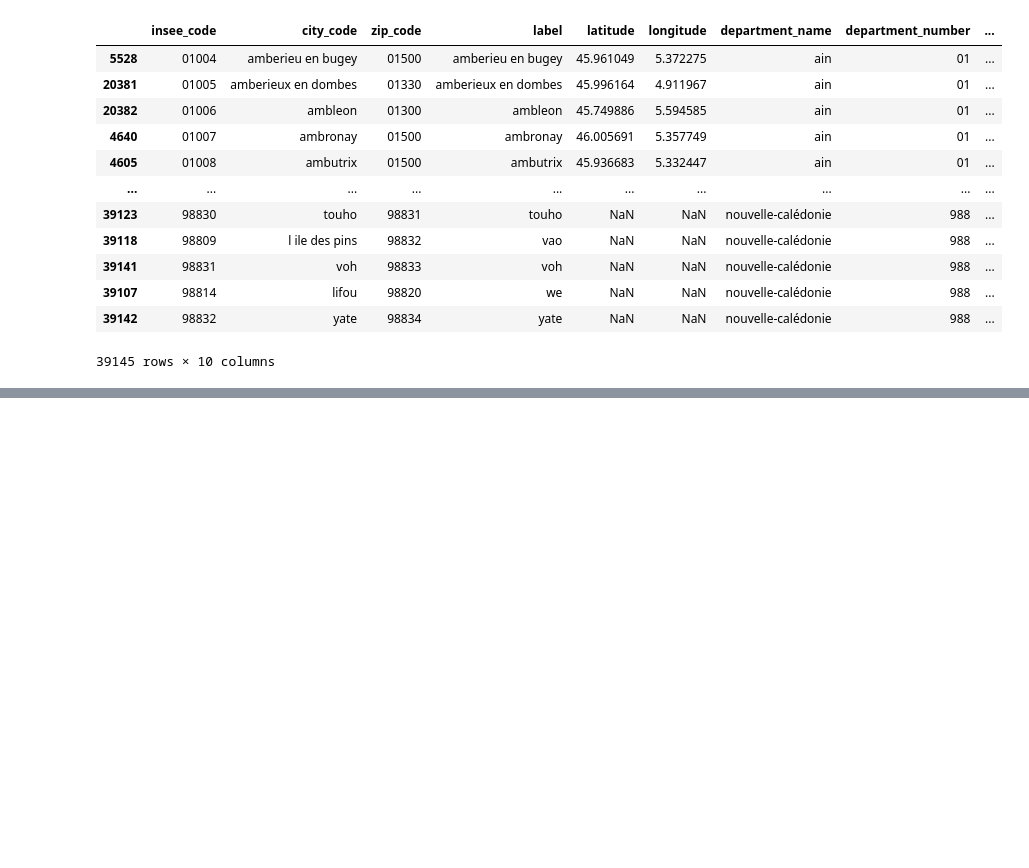
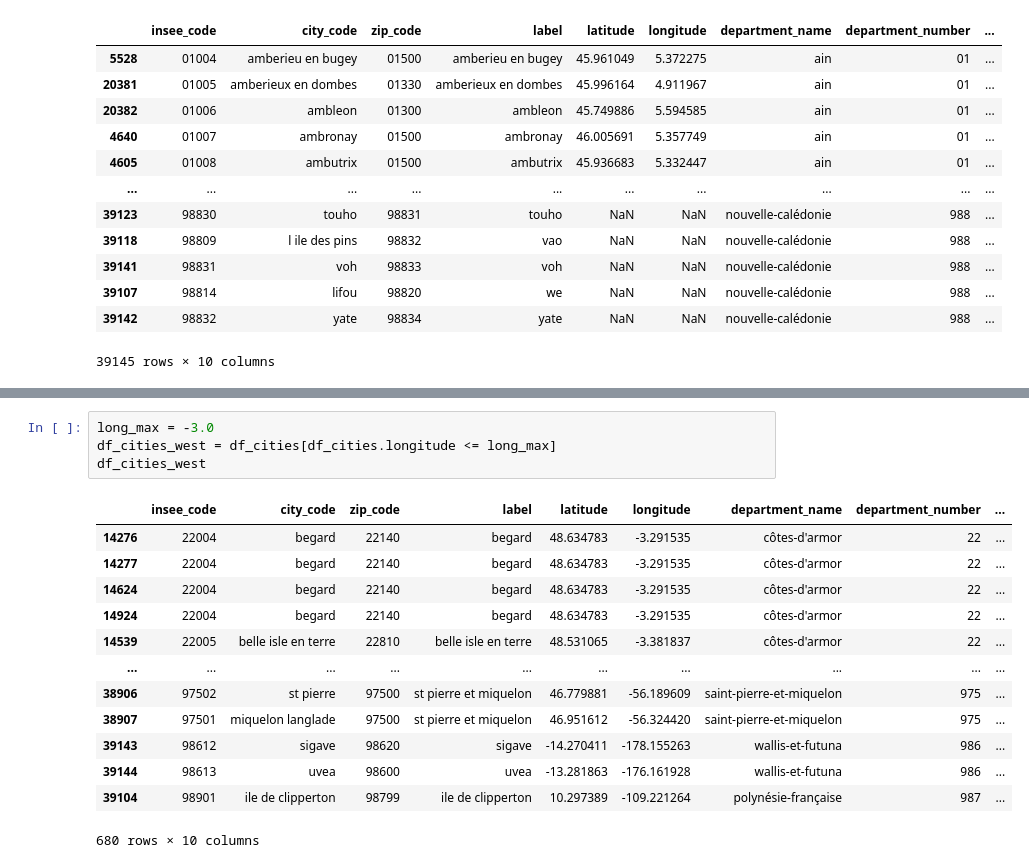
Before and after one commit to matthcol/python202406, a Jupyter notebook: FileOs/files.ipynb, the cells around one changed output, grey strips where cells are left out. Drawn from its saved outputs; the diff is of its cells as text; blank space fills up the shorter version.

```diff
--- a/FileOs/files.ipynb
+++ b/FileOs/files.ipynb
@@ -370,0 +415,18 @@ df_cities
+# %%
+long_max = -3.0
+df_cities_west = df_cities[df_cities.longitude <= long_max]
+df_cities_west
+# %% [output]
+|  | insee_code | city_code | zip_code | label | latitude | longitude | department_name | department_number | ... |
+| 14276 | 22004 | begard | 22140 | begard | 48.634783 | -3.291535 | côtes-d'armor | 22 | ... |
+| 14277 | 22004 | begard | 22140 | begard | 48.634783 | -3.291535 | côtes-d'armor | 22 | ... |
+| 14624 | 22004 | begard | 22140 | begard | 48.634783 | -3.291535 | côtes-d'armor | 22 | ... |
+| 14924 | 22004 | begard | 22140 | begard | 48.634783 | -3.291535 | côtes-d'armor | 22 | ... |
+| 14539 | 22005 | belle isle en terre | 22810 | belle isle en terre | 48.531065 | -3.381837 | côtes-d'armor | 22 | ... |
+| ... | ... | ... | ... | ... | ... | ... | ... | ... | ... |
+| 38906 | 97502 | st pierre | 97500 | st pierre et miquelon | 46.779881 | -56.189609 | saint-pierre-et-miquelon | 975 | ... |
+| 38907 | 97501 | miquelon langlade | 97500 | st pierre et miquelon | 46.951612 | -56.324420 | saint-pierre-et-miquelon | 975 | ... |
+| 39143 | 98612 | sigave | 98620 | sigave | -14.270411 | -178.155263 | wallis-et-futuna | 986 | ... |
+| 39144 | 98613 | uvea | 98600 | uvea | -13.281863 | -176.161928 | wallis-et-futuna | 986 | ... |
+| 39104 | 98901 | ile de clipperton | 98799 | ile de clipperton | 10.297389 | -109.221264 | polynésie-française | 987 | ... |
+680 rows × 10 columns
```
Also changed, not shown: parts of 38 cells of this notebook, 3 other files.
